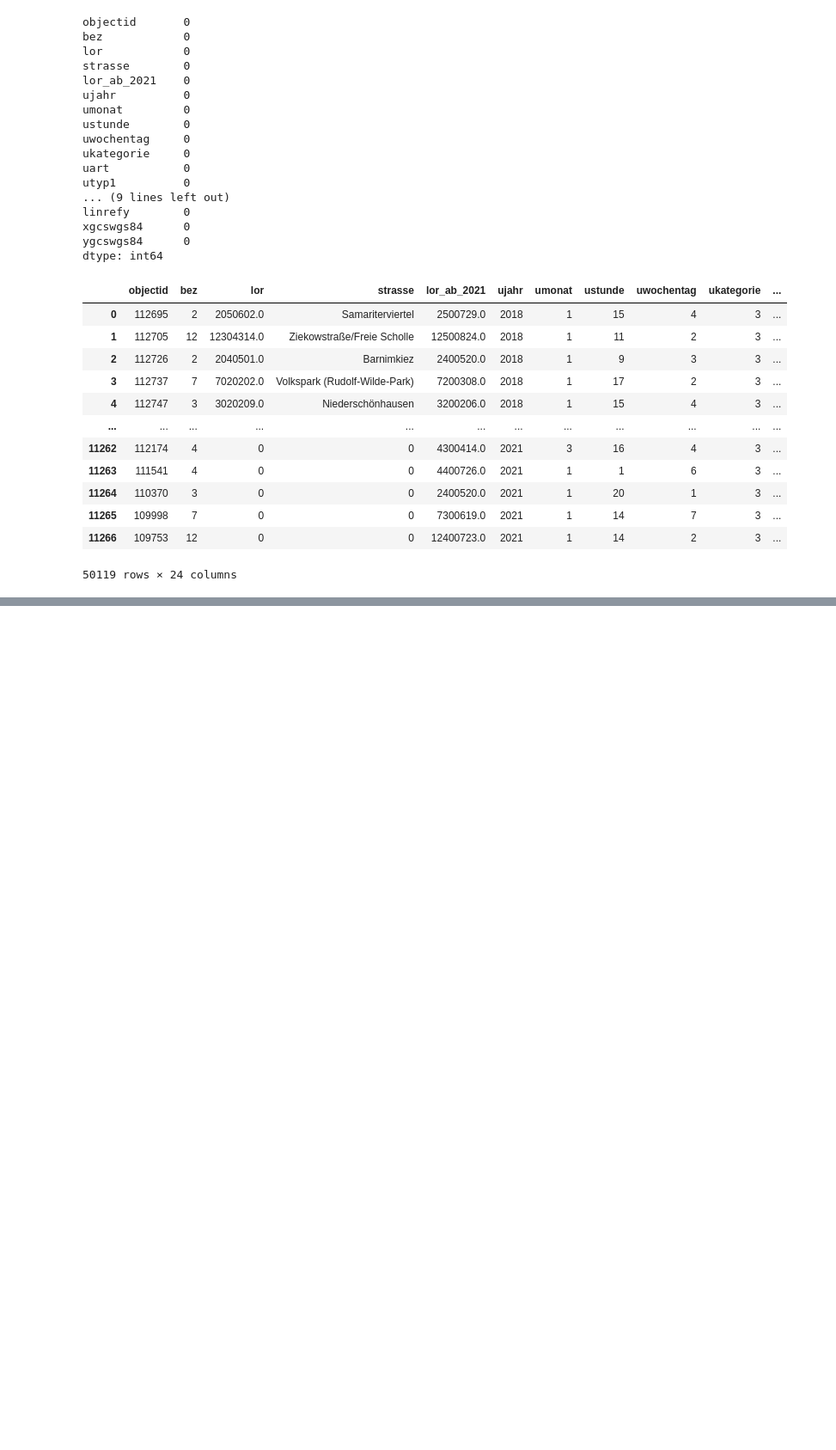
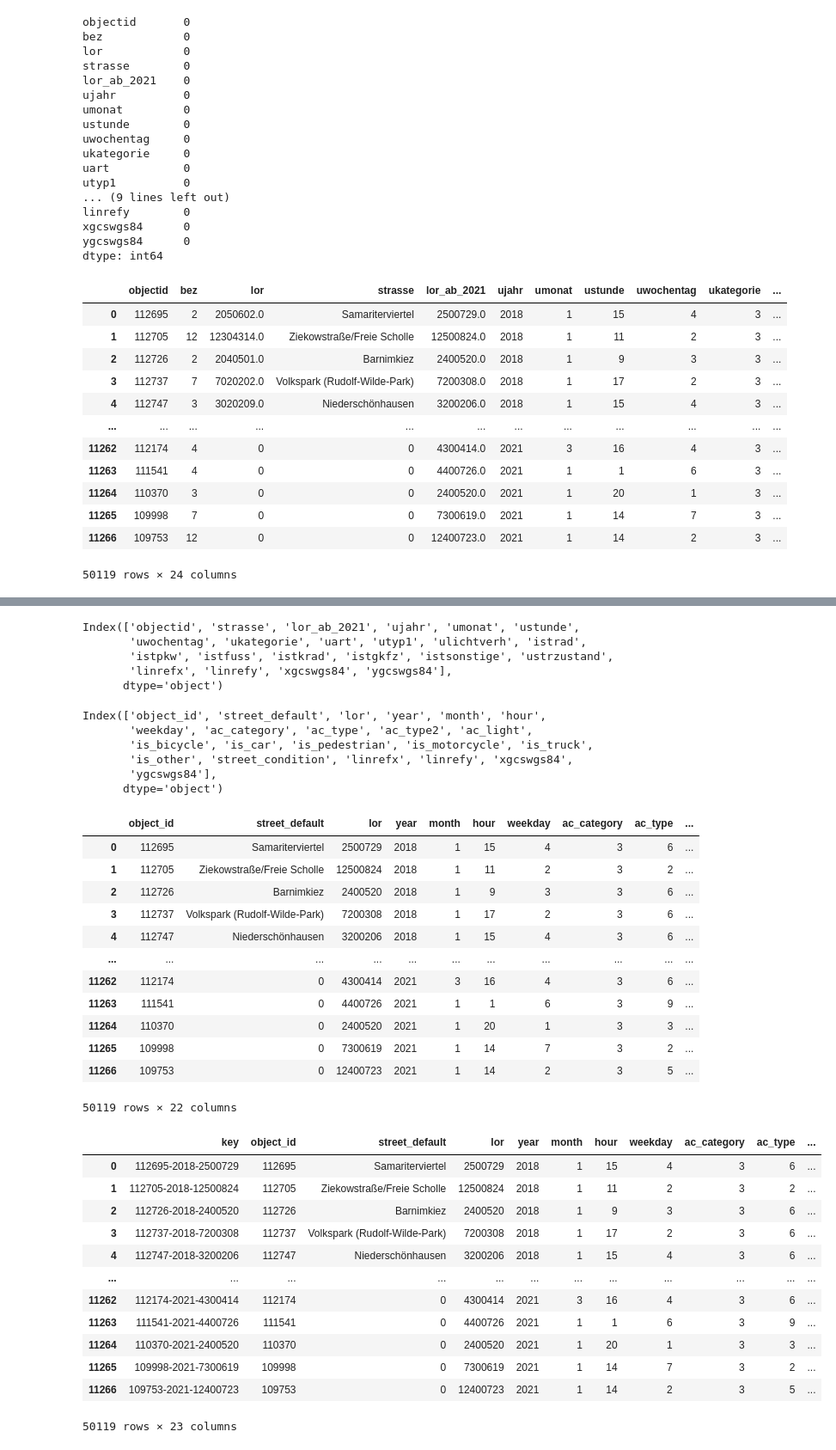
Before and after one commit to domenicsawatzki/IH_project_mid-term, a Jupyter notebook: src/accident_data_import.ipynb, the cells around one changed output, grey strips where cells are left out. Shown at 86% size. Cells and saved outputs as stored; diff of their text form; code cells hidden in the pictures; blank space fills up the shorter version.

Commit message:
Update data cleaning

```diff
--- a/src/accident_data_import.ipynb
+++ b/src/accident_data_import.ipynb
@@ -332,0 +339,63 @@ dtype: object
+# %%
+
+accident_data = accident_data.drop(columns=['bez', 'lor'])
+print(accident_data.columns)
+# %% [output]
+Index(['objectid', 'strasse', 'lor_ab_2021', 'ujahr', 'umonat', 'ustunde',
+       'uwochentag', 'ukategorie', 'uart', 'utyp1', 'ulichtverh', 'istrad',
+       'istpkw', 'istfuss', 'istkrad', 'istgkfz', 'istsonstige', 'ustrzustand',
+       'linrefx', 'linrefy', 'xgcswgs84', 'ygcswgs84'],
+      dtype='object')
+# %%
+
+
+accident_data.columns = ['object_id', 'street_default', 'lor', 'year', 'month',
+       'hour', 'weekday', 'ac_category', 'ac_type', 'ac_type2', 'ac_light',
+       'is_bicycle', 'is_car', 'is_pedestrian', 'is_motorcycle', 'is_truck', 'is_other',
+       'street_condition', 'linrefx', 'linrefy', 'xgcswgs84', 'ygcswgs84']
+
+print(accident_data.columns)
+display(accident_data)
+
+filter = accident_data[accident_data['lor'].isnull()]
+filter
+
+key = accident_data['object_id'].astype(str) + '-' + accident_data['year'].astype(str) + '-' + accident_data['lor'].astype(str)
+
+accident_data.insert(0, 'key', key)
+
+display(accident_data)
+accident_data.dtypes
+# %% [output]
+Index(['object_id', 'street_default', 'lor', 'year', 'month', 'hour',
+       'weekday', 'ac_category', 'ac_type', 'ac_type2', 'ac_light',
+       'is_bicycle', 'is_car', 'is_pedestrian', 'is_motorcycle', 'is_truck',
+       'is_other', 'street_condition', 'linrefx', 'linrefy', 'xgcswgs84',
+       'ygcswgs84'],
+      dtype='object')
+|  | object_id | street_default | lor | year | month | hour | weekday | ac_category | ac_type | ... |
+| 0 | 112695 | Samariterviertel | 2500729 | 2018 | 1 | 15 | 4 | 3 | 6 | ... |
+| 1 | 112705 | Ziekowstraße/Freie Scholle | 12500824 | 2018 | 1 | 11 | 2 | 3 | 2 | ... |
+| 2 | 112726 | Barnimkiez | 2400520 | 2018 | 1 | 9 | 3 | 3 | 6 | ... |
+| 3 | 112737 | Volkspark (Rudolf-Wilde-Park) | 7200308 | 2018 | 1 | 17 | 2 | 3 | 6 | ... |
+| 4 | 112747 | Niederschönhausen | 3200206 | 2018 | 1 | 15 | 4 | 3 | 6 | ... |
+| ... | ... | ... | ... | ... | ... | ... | ... | ... | ... | ... |
+| 11262 | 112174 | 0 | 4300414 | 2021 | 3 | 16 | 4 | 3 | 6 | ... |
+| 11263 | 111541 | 0 | 4400726 | 2021 | 1 | 1 | 6 | 3 | 9 | ... |
+| 11264 | 110370 | 0 | 2400520 | 2021 | 1 | 20 | 1 | 3 | 3 | ... |
+| 11265 | 109998 | 0 | 7300619 | 2021 | 1 | 14 | 7 | 3 | 2 | ... |
+| 11266 | 109753 | 0 | 12400723 | 2021 | 1 | 14 | 2 | 3 | 5 | ... |
+50119 rows × 22 columns
+|  | key | object_id | street_default | lor | year | month | hour | weekday | ac_category | ac_type | ... |
+| 0 | 112695-2018-2500729 | 112695 | Samariterviertel | 2500729 | 2018 | 1 | 15 | 4 | 3 | 6 | ... |
+| 1 | 112705-2018-12500824 | 112705 | Ziekowstraße/Freie Scholle | 12500824 | 2018 | 1 | 11 | 2 | 3 | 2 | ... |
+| 2 | 112726-2018-2400520 | 112726 | Barnimkiez | 2400520 | 2018 | 1 | 9 | 3 | 3 | 6 | ... |
+| 3 | 112737-2018-7200308 | 112737 | Volkspark (Rudolf-Wilde-Park) | 7200308 | 2018 | 1 | 17 | 2 | 3 | 6 | ... |
+| 4 | 112747-2018-3200206 | 112747 | Niederschönhausen | 3200206 | 2018 | 1 | 15 | 4 | 3 | 6 | ... |
+| ... | ... | ... | ... | ... | ... | ... | ... | ... | ... | ... | ... |
+| 11262 | 112174-2021-4300414 | 112174 | 0 | 4300414 | 2021 | 3 | 16 | 4 | 3 | 6 | ... |
+| 11263 | 111541-2021-4400726 | 111541 | 0 | 4400726 | 2021 | 1 | 1 | 6 | 3 | 9 | ... |
+| 11264 | 110370-2021-2400520 | 110370 | 0 | 2400520 | 2021 | 1 | 20 | 1 | 3 | 3 | ... |
+| 11265 | 109998-2021-7300619 | 109998 | 0 | 7300619 | 2021 | 1 | 14 | 7 | 3 | 2 | ... |
+| 11266 | 109753-2021-12400723 | 109753 | 0 | 12400723 | 2021 | 1 | 14 | 2 | 3 | 5 | ... |
+50119 rows × 23 columns
```
Also changed, not shown: parts of 5 cells of this notebook, 42 other files.
